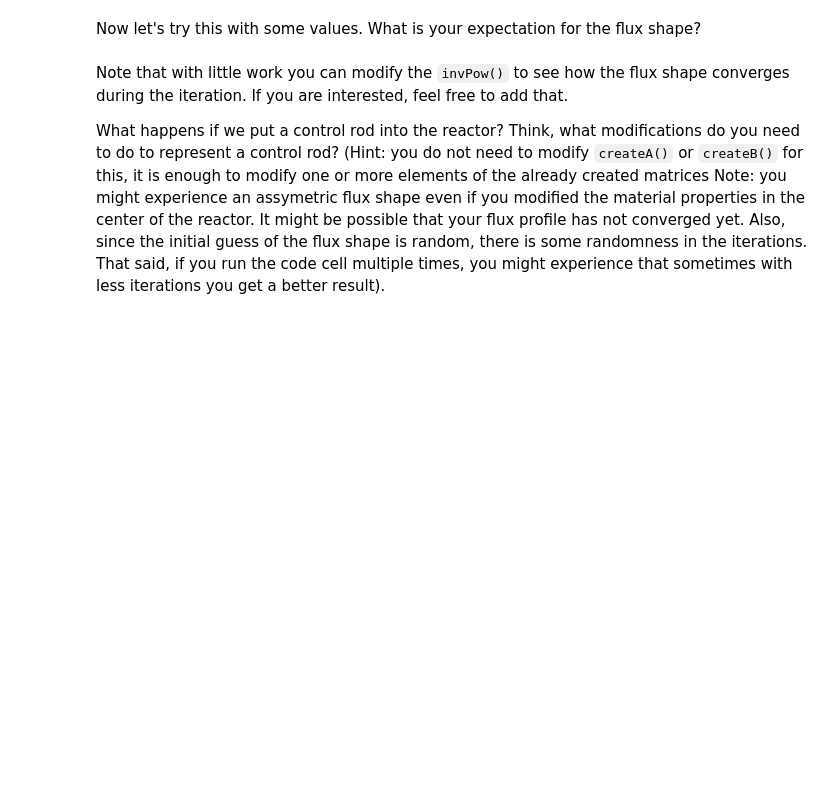
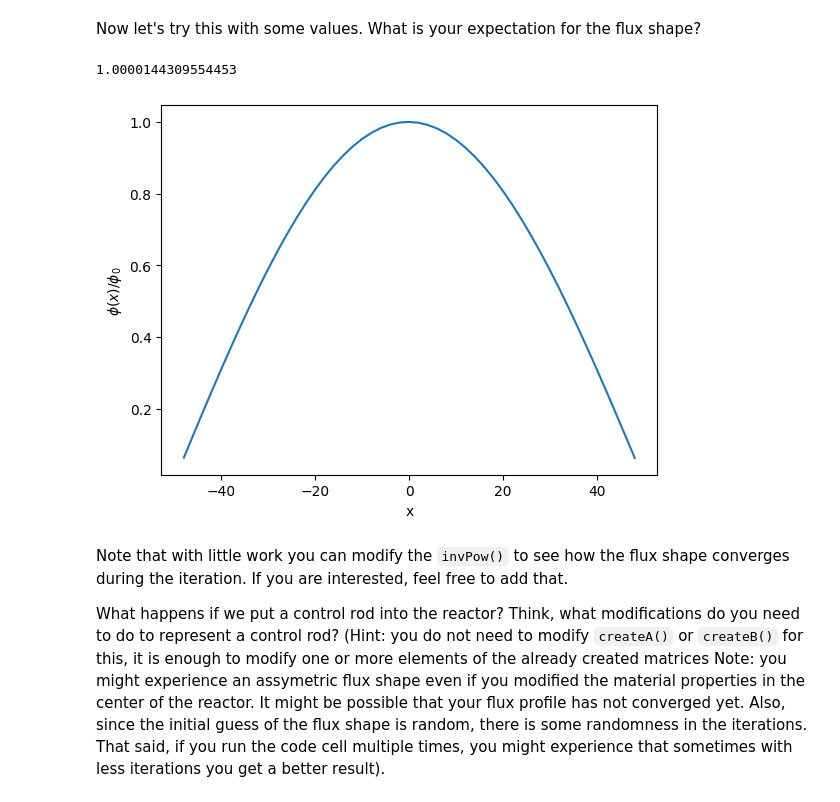
Before and after one commit to jeppeppej/RFP, a Jupyter notebook: Datalabs/Datalab07/7-NumericalDiffusion.ipynb, the cells around one changed output. Cells and saved outputs as stored; diff of their text form; code cells hidden in the pictures; blank space fills up the shorter version.

```diff
--- a/Datalabs/Datalab07/7-NumericalDiffusion.ipynb
+++ b/Datalabs/Datalab07/7-NumericalDiffusion.ipynb
@@ -231,9 +261,9 @@ def createB(nuSigma_f,N):
     N : int
         Number of discrete points
     """
-    B=np.zeros((N-1,N-1))
-    for i in range(1,N):
-        #complete the function
+
+    B=np.eye(N-1)*nuSigma_f
+
     return B
 
 def invPow(A,B,tol=1e-6):
@@ -254,21 +284,24 @@ Now let's try this with some values. What is your expectation for the flux shape
 # %%
 a=100
 D=3.85
 Sigma_a=0.1532
 nuSigma_f=0.157
 N=50
 x=np.linspace(-a/2,a/2,N+1)
 
-#create matrix A
-#create matrix B
+A=createA(Sigma_a,D,a,N)
+B=createB(nuSigma_f,N)
 k,phi=invPow(A,B)
 
 print(k)
 plt.figure()
 plt.plot(x[1:-1],phi)
 plt.xlabel('x')
 plt.ylabel(r'$\phi(x)/\phi_0$')
 plt.show()
+# %% [output]
+1.0000144309554453
+[figure, added]
 # %% [markdown]
 Note that with little work you can modify the `invPow()` to see how the flux shape converges during the iteration. If you are interested, feel free to add that.
 
```
Also changed, not shown: parts of 15 cells of this notebook.
